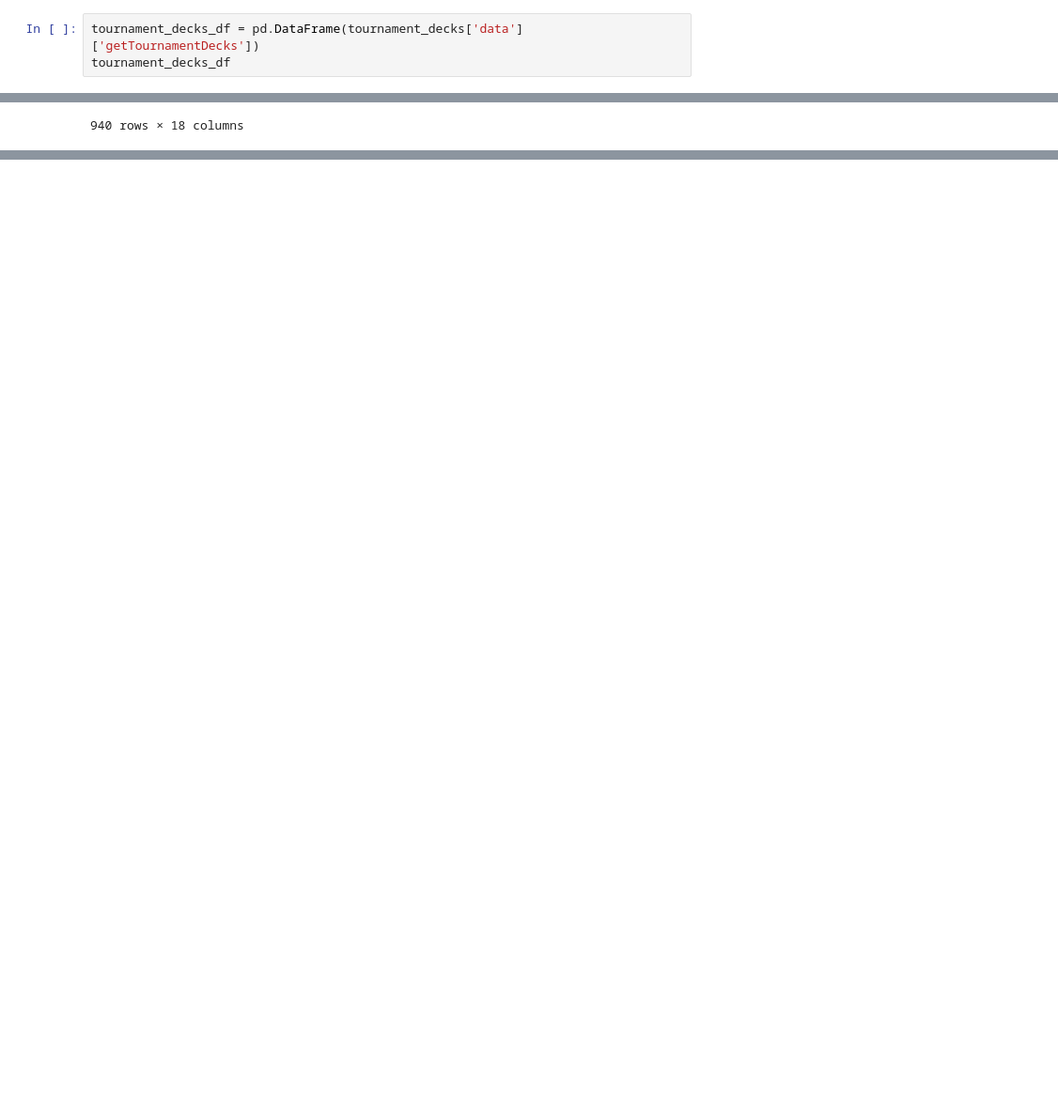
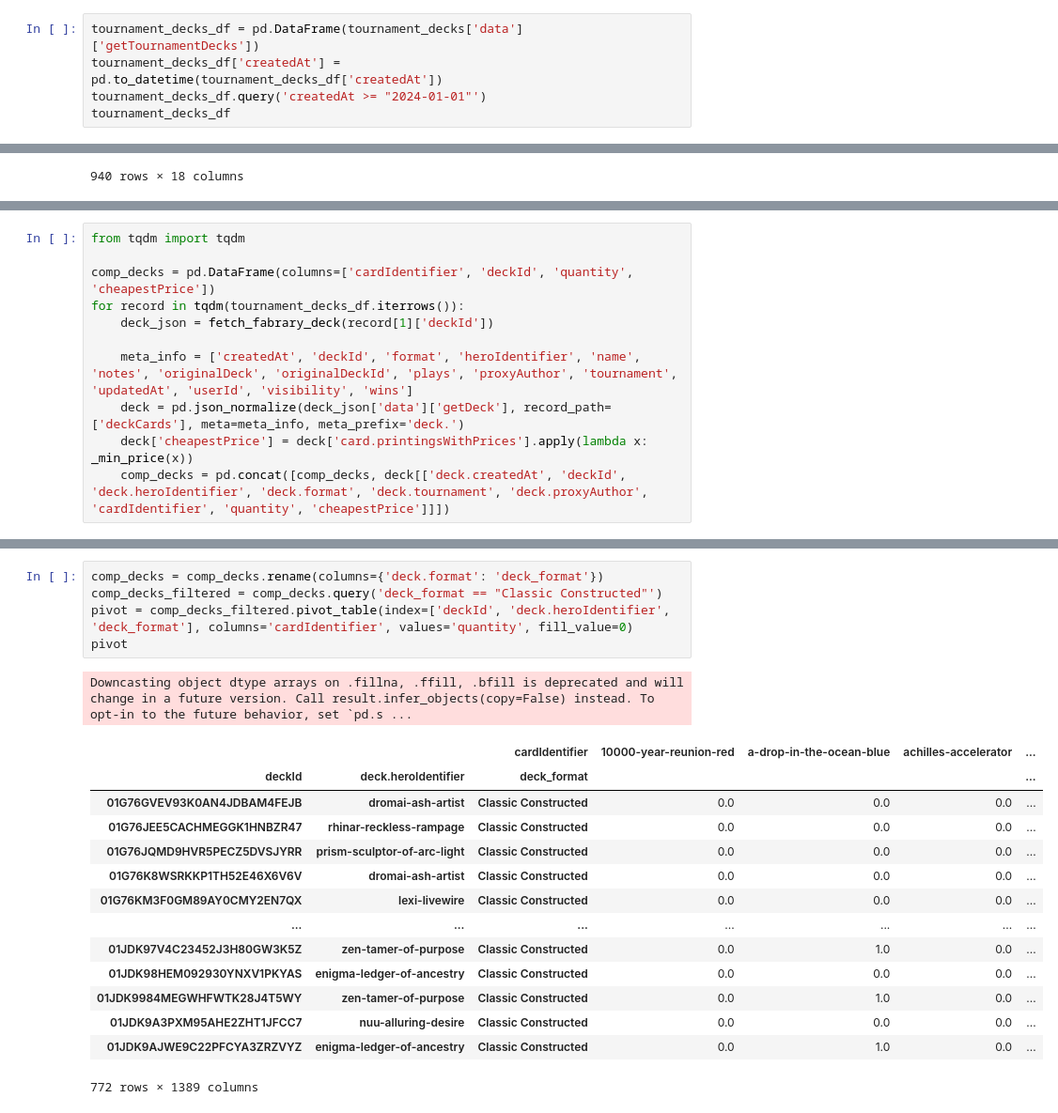
Before and after one commit to zappabad/fab-mtg-price, a Jupyter notebook: fetcher/notebooks/fabrary_api.ipynb, the cells around one changed output, grey strips where cells are left out. Shown: that part at 94% size. Saved outputs shown, nothing was run; the diff lists cells and outputs as text; blank space fills up the shorter version.

Commit message:
got all data and pickled the df for study

```diff
--- a/fetcher/notebooks/fabrary_api.ipynb
+++ b/fetcher/notebooks/fabrary_api.ipynb
@@ -45,6 +45,8 @@ tournament_decks = fetch_fabrary_tournament_decks()
 deck_test = fetch_fabrary_deck("01JFGKRMJRC44QBPR2QTH2A7PQ")
 # %%
 tournament_decks_df = pd.DataFrame(tournament_decks['data']['getTournamentDecks'])
+tournament_decks_df['createdAt'] = pd.to_datetime(tournament_decks_df['createdAt'])
+tournament_decks_df.query('createdAt >= "2024-01-01"')
 tournament_decks_df
 # %% [output]
 |  | deckId | userId | author | format | hasNotes | hero | heroIdentifier | isUsersFavorite | matchupsCount | ... |
@@ -140,0 +89,11 @@ print(key_paths)
+# %%
+from tqdm import tqdm
+
+comp_decks = pd.DataFrame(columns=['cardIdentifier', 'deckId', 'quantity', 'cheapestPrice'])
+for record in tqdm(tournament_decks_df.iterrows()):
+    deck_json = fetch_fabrary_deck(record[1]['deckId'])
+
+    meta_info = ['createdAt', 'deckId', 'format', 'heroIdentifier', 'name', 'notes', 'originalDeck', 'originalDeckId', 'plays', 'proxyAuthor', 'tournament', 'updatedAt', 'userId', 'visibility', 'wins']
+    deck = pd.json_normalize(deck_json['data']['getDeck'], record_path=['deckCards'], meta=meta_info, meta_prefix='deck.')
+    deck['cheapestPrice'] = deck['card.printingsWithPrices'].apply(lambda x: _min_price(x))
+    comp_decks = pd.concat([comp_decks, deck[['deck.createdAt', 'deckId', 'deck.heroIdentifier', 'deck.format', 'deck.tournament', 'deck.proxyAuthor', 'cardIdentifier', 'quantity', 'cheapestPrice']]])
@@ -140,0 +131,21 @@ print(key_paths)
+# %%
+comp_decks = comp_decks.rename(columns={'deck.format': 'deck_format'})
+comp_decks_filtered = comp_decks.query('deck_format == "Classic Constructed"')
+pivot = comp_decks_filtered.pivot_table(index=['deckId', 'deck.heroIdentifier', 'deck_format'], columns='cardIdentifier', values='quantity', fill_value=0)
+pivot
+# %% [output]
+Downcasting object dtype arrays on .fillna, .ffill, .bfill is deprecated and will change in a future version. Call result.infer_objects(copy=False) instead. To opt-in to the future behavior, set `pd.s ...
+|  |  | cardIdentifier | 10000-year-reunion-red | a-drop-in-the-ocean-blue | achilles-accelerator | ... |
+| deckId | deck.heroIdentifier | deck_format |  |  |  | ... |
+| 01G76GVEV93K0AN4JDBAM4FEJB | dromai-ash-artist | Classic Constructed | 0.0 | 0.0 | 0.0 | ... |
+| 01G76JEE5CACHMEGGK1HNBZR47 | rhinar-reckless-rampage | Classic Constructed | 0.0 | 0.0 | 0.0 | ... |
+| 01G76JQMD9HVR5PECZ5DVSJYRR | prism-sculptor-of-arc-light | Classic Constructed | 0.0 | 0.0 | 0.0 | ... |
+| 01G76K8WSRKKP1TH52E46X6V6V | dromai-ash-artist | Classic Constructed | 0.0 | 0.0 | 0.0 | ... |
+| 01G76KM3F0GM89AY0CMY2EN7QX | lexi-livewire | Classic Constructed | 0.0 | 0.0 | 0.0 | ... |
+| ... | ... | ... | ... | ... | ... | ... |
+| 01JDK97V4C23452J3H80GW3K5Z | zen-tamer-of-purpose | Classic Constructed | 0.0 | 1.0 | 0.0 | ... |
+| 01JDK98HEM092930YNXV1PKYAS | enigma-ledger-of-ancestry | Classic Constructed | 0.0 | 0.0 | 0.0 | ... |
+| 01JDK9984MEGWHFWTK28J4T5WY | zen-tamer-of-purpose | Classic Constructed | 0.0 | 1.0 | 0.0 | ... |
+| 01JDK9A3PXM95AHE2ZHT1JFCC7 | nuu-alluring-desire | Classic Constructed | 0.0 | 0.0 | 0.0 | ... |
+| 01JDK9AJWE9C22PFCYA3ZRZVYZ | enigma-ledger-of-ancestry | Classic Constructed | 0.0 | 1.0 | 0.0 | ... |
+772 rows × 1389 columns
```
Also changed, not shown: parts of 10 cells of this notebook, 1 other file.
